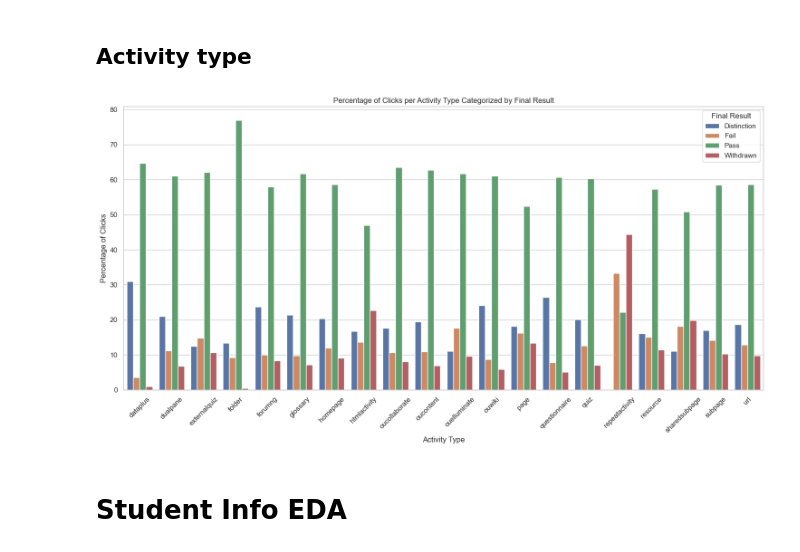
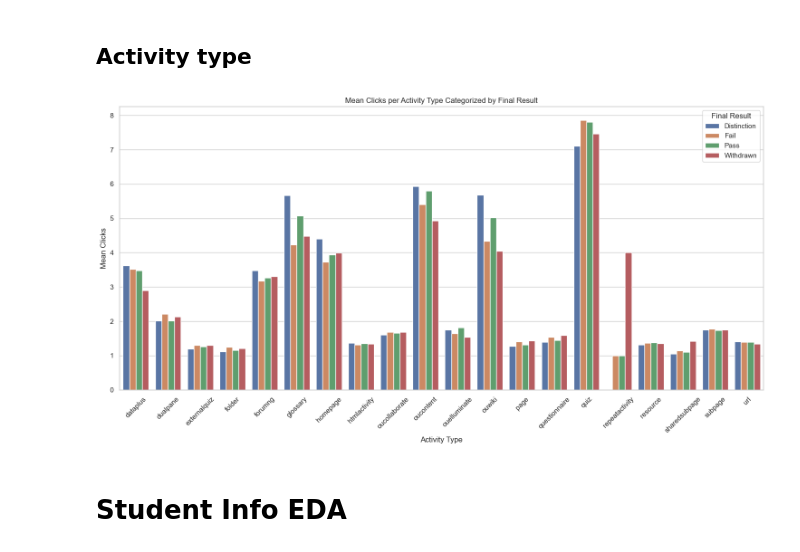
Before and after one commit to Timorun/EngBackend, a Jupyter notebook: analyticspy/OULADanalysis.ipynb, the cells around one changed output. Drawn from its saved outputs; the diff is of its cells as text; code cells hidden in the pictures.

```diff
--- a/analyticspy/OULADanalysis.ipynb
+++ b/analyticspy/OULADanalysis.ipynb
@@ -186,34 +186,25 @@ plt.show()
 # %%
 # Merging vle with student_vle
 vle_merged = pd.merge(student_vle, vle, on=['code_module', 'code_presentation', 'id_site'])
 
 # Merging the above with student_info
 final_merged_data = pd.merge(vle_merged, student_info, on=['code_module', 'code_presentation', 'id_student'])
 
-# Grouping the data by activity type and final result and summing the clicks
-grouped_data = final_merged_data.groupby(['activity_type', 'final_result'])['sum_click'].sum().reset_index()
-
-# Calculating total clicks per activity type
-total_clicks_per_activity = final_merged_data.groupby('activity_type')['sum_click'].sum().reset_index()
-
-# Merging to get total clicks in the grouped data
-grouped_data = pd.merge(grouped_data, total_clicks_per_activity, on='activity_type', suffixes=('', '_total'))
-
-# Calculating the percentage
-grouped_data['click_percentage'] = (grouped_data['sum_click'] / grouped_data['sum_click_total']) * 100
+# Grouping the data by activity type and final result and calculating the mean clicks
+mean_clicks_data = final_merged_data.groupby(['activity_type', 'final_result'])['sum_click'].mean().reset_index()
 
 # Visualization with Seaborn
 plt.figure(figsize=(15, 8))
-sns.barplot(x='activity_type', y='click_percentage', hue='final_result', data=grouped_data)
+sns.barplot(x='activity_type', y='sum_click', hue='final_result', data=mean_clicks_data)
 plt.xticks(rotation=45)
 plt.xlabel('Activity Type')
-plt.ylabel('Percentage of Clicks')
-plt.title('Percentage of Clicks per Activity Type Categorized by Final Result')
+plt.ylabel('Mean Clicks')
+plt.title('Mean Clicks per Activity Type Categorized by Final Result')
 plt.legend(title='Final Result')
 plt.tight_layout()
 plt.show()
 # %% [output]
-[figure, old version]
+[figure, new version]
 # %% [markdown]
 # Student Info EDA
 # %%
```
Also changed, not shown: 13 other files.
